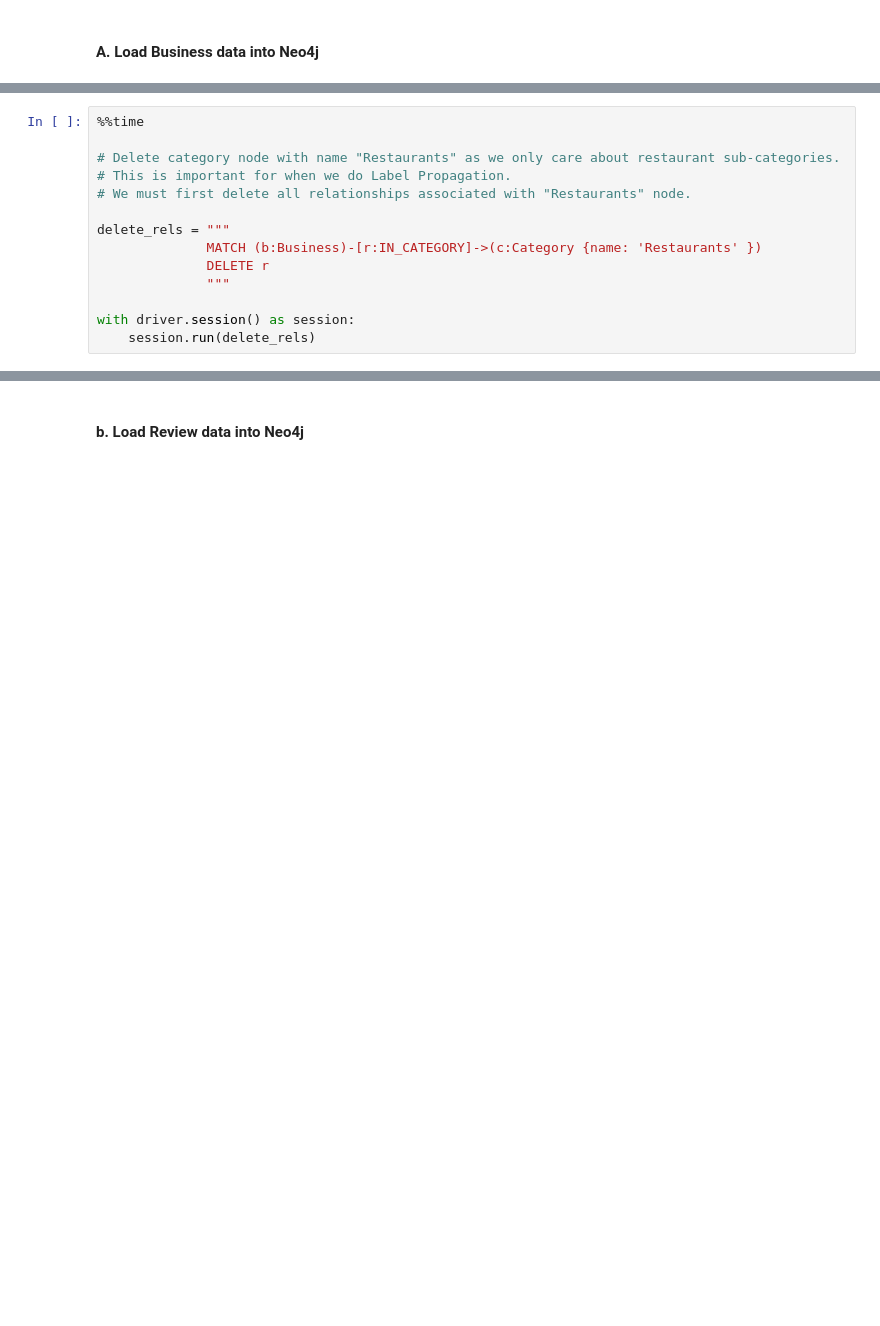
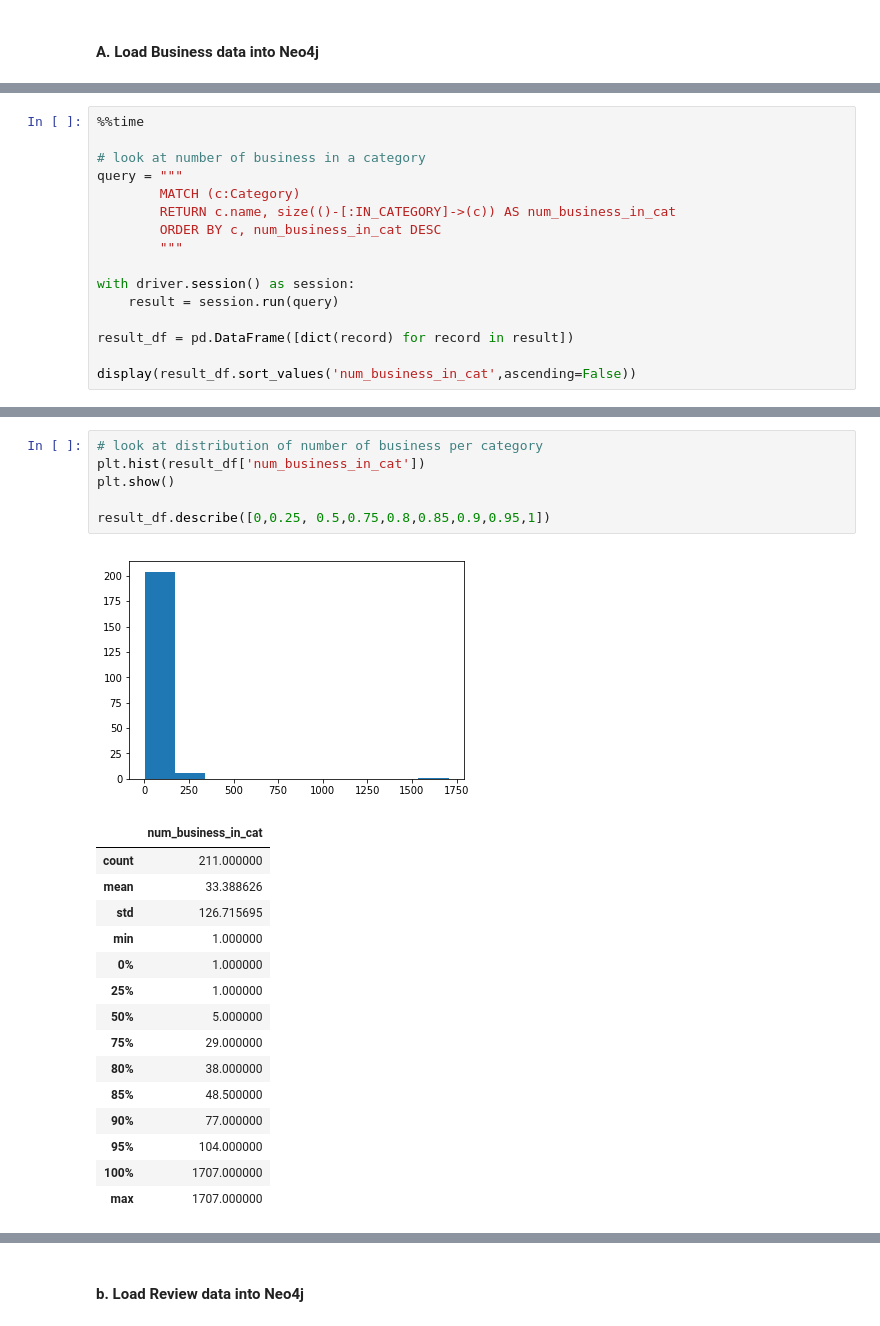
Before and after one commit to neo4j-contrib/neo4j-data-science-yelp, a Jupyter notebook: notebooks/neo4j_yelp_00_data_load_toronto.ipynb, the cells around one changed output, grey strips where cells are left out. Saved outputs shown, nothing was run; the diff lists cells and outputs as text; blank space fills up the shorter version.

```diff
--- a/notebooks/neo4j_yelp_00_data_load_toronto.ipynb
+++ b/notebooks/neo4j_yelp_00_data_load_toronto.ipynb
@@ -155,14 +163,0 @@ Wall time: 4.73 s
-# %%
-%%time
-
-# Delete category node with name "Restaurants" as we only care about restaurant sub-categories.
-# This is important for when we do Label Propagation.
-# We must first delete all relationships associated with "Restaurants" node.
-
-delete_rels = """
-              MATCH (b:Business)-[r:IN_CATEGORY]->(c:Category {name: 'Restaurants' })
-              DELETE r
-              """
-
-with driver.session() as session:
-    session.run(delete_rels)
@@ -171,0 +164,16 @@ Wall time: 681 ms
+# %%
+%%time
+
+# look at number of business in a category
+query = """
+        MATCH (c:Category)
+        RETURN c.name, size(()-[:IN_CATEGORY]->(c)) AS num_business_in_cat
+        ORDER BY c, num_business_in_cat DESC
+        """
+
+with driver.session() as session:
+    result = session.run(query)
+
+result_df = pd.DataFrame([dict(record) for record in result])
+
+display(result_df.sort_values('num_business_in_cat',ascending=False))
@@ -171,0 +201,23 @@ Wall time: 681 ms
+# %%
+# look at distribution of number of business per category
+plt.hist(result_df['num_business_in_cat'])
+plt.show()
+
+result_df.describe([0,0.25, 0.5,0.75,0.8,0.85,0.9,0.95,1])
+# %% [output]
+[figure, added]
+|  | num_business_in_cat |
+| count | 211.000000 |
+| mean | 33.388626 |
+| std | 126.715695 |
+| min | 1.000000 |
+| 0% | 1.000000 |
+| 25% | 1.000000 |
+| 50% | 5.000000 |
+| 75% | 29.000000 |
+| 80% | 38.000000 |
+| 85% | 48.500000 |
+| 90% | 77.000000 |
+| 95% | 104.000000 |
+| 100% | 1707.000000 |
+| max | 1707.000000 |
```
Also changed, not shown: parts of 40 cells of this notebook.
